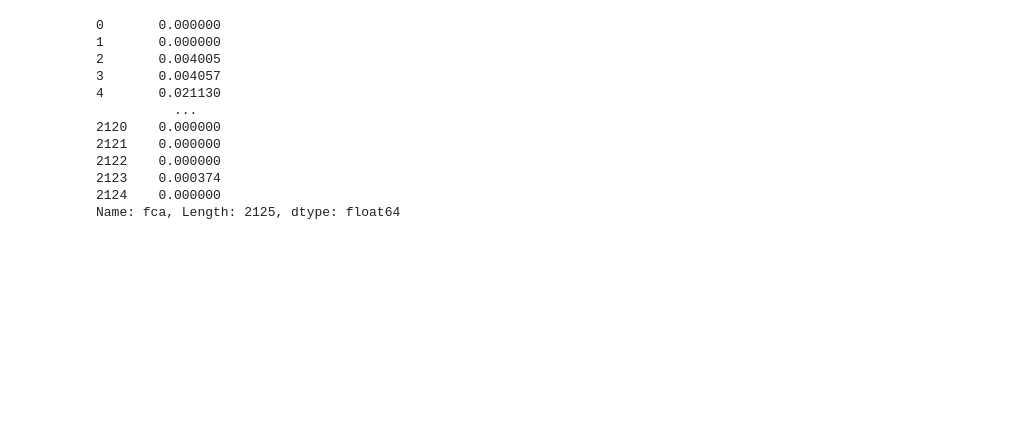
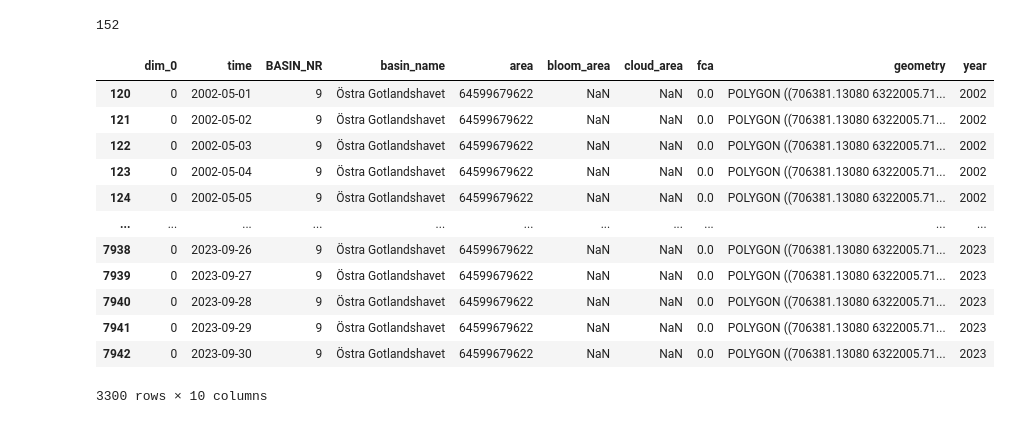
Before and after one commit to ChristofferOlssonSMHI/Satvis, a Jupyter notebook: src/satvistest/JoyplotTest.ipynb, the cells around one changed output. Saved outputs shown, nothing was run; the diff lists cells and outputs as text; code cells hidden in the pictures; blank space fills up the shorter version.

```diff
--- a/src/satvistest/JoyplotTest.ipynb
+++ b/src/satvistest/JoyplotTest.ipynb
@@ -60,16 +46,0 @@ Name: time, Length: 2125, dtype: object
-# %%
-for year in range(2002, df['year'].max()+1)
-    df['time']
-# %% [output]
-0       0.000000
-1       0.000000
-2       0.004005
-3       0.004057
-4       0.021130
-          ...
-2120    0.000000
-2121    0.000000
-2122    0.000000
-2123    0.000374
-2124    0.000000
-Name: fca, Length: 2125, dtype: float64
@@ -75,0 +53,5 @@ Name: fca, Length: 2125, dtype: float64
+# %%
+# TODO Add to x_range of plot
+(end_date- start_date).days
+# %% [output]
+152
@@ -76,3 +60,20 @@ Name: fca, Length: 2125, dtype: float64
+# %%
+gdf_season = df.loc[mask]
+gdf_season
+# %% [output]
+|  | dim_0 | time | BASIN_NR | basin_name | area | bloom_area | cloud_area | fca | geometry | year |
+| 120 | 0 | 2002-05-01 | 9 | Östra Gotlandshavet | 64599679622 | NaN | NaN | 0.0 | POLYGON ((706381.13080 6322005.71... | 2002 |
+| 121 | 0 | 2002-05-02 | 9 | Östra Gotlandshavet | 64599679622 | NaN | NaN | 0.0 | POLYGON ((706381.13080 6322005.71... | 2002 |
+| 122 | 0 | 2002-05-03 | 9 | Östra Gotlandshavet | 64599679622 | NaN | NaN | 0.0 | POLYGON ((706381.13080 6322005.71... | 2002 |
+| 123 | 0 | 2002-05-04 | 9 | Östra Gotlandshavet | 64599679622 | NaN | NaN | 0.0 | POLYGON ((706381.13080 6322005.71... | 2002 |
+| 124 | 0 | 2002-05-05 | 9 | Östra Gotlandshavet | 64599679622 | NaN | NaN | 0.0 | POLYGON ((706381.13080 6322005.71... | 2002 |
+| ... | ... | ... | ... | ... | ... | ... | ... | ... | ... | ... |
+| 7938 | 0 | 2023-09-26 | 9 | Östra Gotlandshavet | 64599679622 | NaN | NaN | 0.0 | POLYGON ((706381.13080 6322005.71... | 2023 |
+| 7939 | 0 | 2023-09-27 | 9 | Östra Gotlandshavet | 64599679622 | NaN | NaN | 0.0 | POLYGON ((706381.13080 6322005.71... | 2023 |
+| 7940 | 0 | 2023-09-28 | 9 | Östra Gotlandshavet | 64599679622 | NaN | NaN | 0.0 | POLYGON ((706381.13080 6322005.71... | 2023 |
+| 7941 | 0 | 2023-09-29 | 9 | Östra Gotlandshavet | 64599679622 | NaN | NaN | 0.0 | POLYGON ((706381.13080 6322005.71... | 2023 |
+| 7942 | 0 | 2023-09-30 | 9 | Östra Gotlandshavet | 64599679622 | NaN | NaN | 0.0 | POLYGON ((706381.13080 6322005.71... | 2023 |
+3300 rows × 10 columns
 # %%
 %matplotlib inline
 
```
Also changed, not shown: parts of 9 cells of this notebook.
